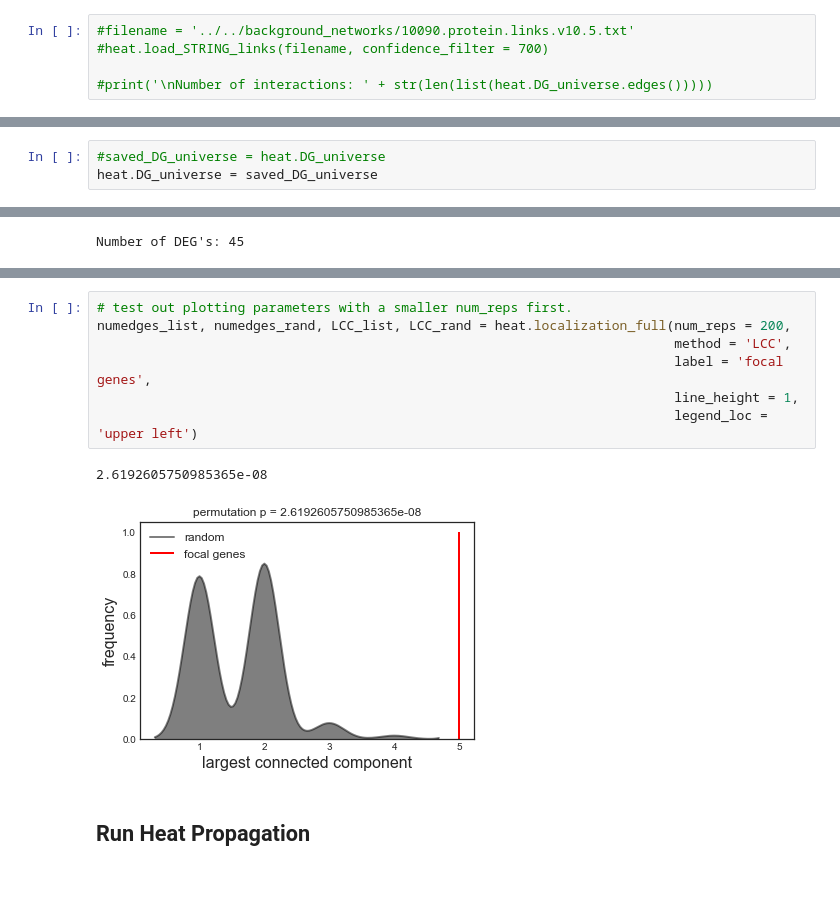
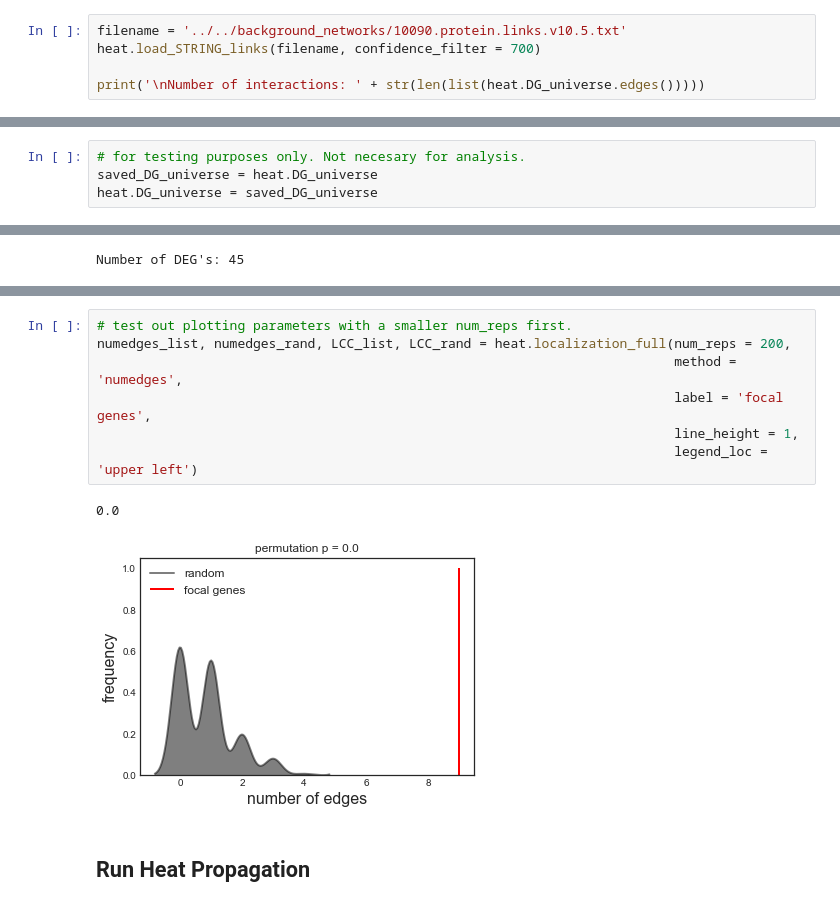
Before and after one commit to ucsd-ccbb/network_bio_toolkit, a Jupyter notebook: notebooks/clustering_notebooks/Heat2_example.ipynb, the cells around one changed output, grey strips where cells are left out. Saved outputs shown, nothing was run; the diff lists cells and outputs as text.

```diff
--- a/notebooks/clustering_notebooks/Heat2_example.ipynb
+++ b/notebooks/clustering_notebooks/Heat2_example.ipynb
@@ -56,7 +58,7 @@ heat = Heat2.Heat(gene_type = symbol, species = mouse)
 1. Load STRING background network
 2. Load DEG file
 # %%
-#filename = '../../background_networks/10090.protein.links.v10.5.txt'
-#heat.load_STRING_links(filename, confidence_filter = 700)
+filename = '../../background_networks/10090.protein.links.v10.5.txt'
+heat.load_STRING_links(filename, confidence_filter = 700)
 
-#print('\nNumber of interactions: ' + str(len(list(heat.DG_universe.edges()))))
+print('\nNumber of interactions: ' + str(len(list(heat.DG_universe.edges()))))
@@ -63,5 +83,6 @@ heat = Heat2.Heat(gene_type = symbol, species = mouse)
 # %%
-#saved_DG_universe = heat.DG_universe
+# for testing purposes only. Not necesary for analysis.
+saved_DG_universe = heat.DG_universe
 heat.DG_universe = saved_DG_universe
 # %%
 # load DEG file
@@ -84,13 +105,13 @@ numedges_list, numedges_rand, LCC_list, LCC_rand = heat.localization(num_reps =
 # %%
 # test out plotting parameters with a smaller num_reps first.
 numedges_list, numedges_rand, LCC_list, LCC_rand = heat.localization_full(num_reps = 200,
-                                                                          method = 'LCC',
+                                                                          method = 'numedges',
                                                                           label = 'focal genes',
                                                                           line_height = 1,
                                                                           legend_loc = 'upper left')
 # %% [output]
-2.6192605750985365e-08
+0.0
-[figure, old version]
+[figure, new version]
 # %% [markdown]
 ## Run Heat Propagation
 <a id='heat'></a>
```
Also changed, not shown: parts of 11 cells of this notebook, 10 other files.
